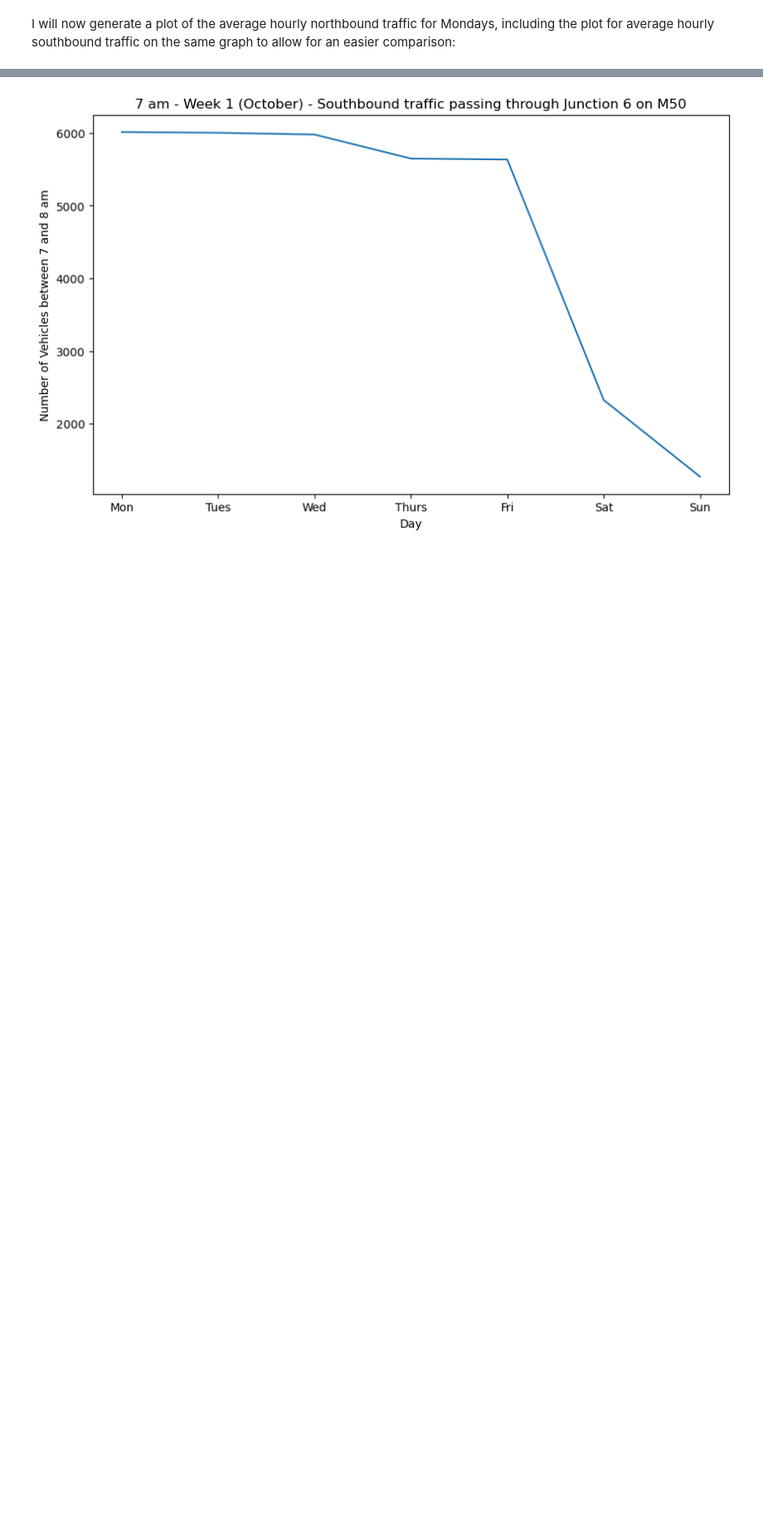
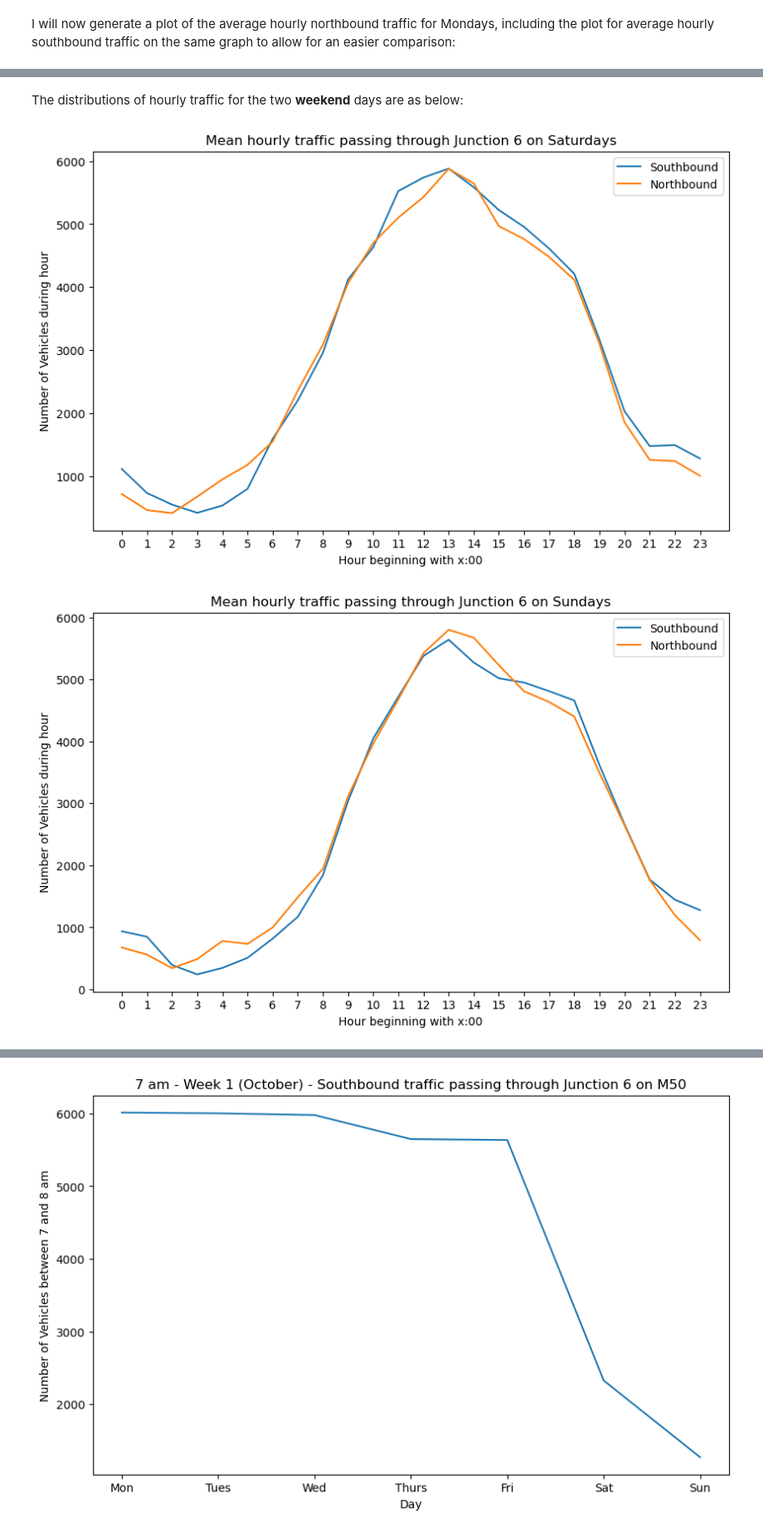
Before and after one commit to jmce22/pfda_project1, a Jupyter notebook: pfda_project1.ipynb, the cells around one changed output, grey strips where cells are left out. Shown at 83% size. Drawn from its saved outputs; the diff is of its cells as text; code cells hidden in the pictures; blank space fills up the shorter version.

```diff
--- a/pfda_project1.ipynb
+++ b/pfda_project1.ipynb
@@ -227,0 +225,25 @@ plt.show()
+# %% [markdown]
+The distributions of hourly traffic for the two **weekend** days are as below:
+# %%
+plt.figure(figsize=(10,6))
+plt.plot(mean_sat_s_hourly, label = 'Southbound')
+plt.plot(mean_sat_n_hourly, label = 'Northbound')
+plt.xlabel('Hour beginning with x:00')
+plt.xticks(np.arange(24))
+plt.ylabel('Number of Vehicles during hour')
+plt.title('Mean hourly traffic passing through Junction 6 on Saturdays')
+plt.legend(["Southbound", "Northbound"], loc ="upper right")
+plt.show()
+
+plt.figure(figsize=(10,6))
+plt.plot(mean_sun_s_hourly, label = 'Southbound')
+plt.plot(mean_sun_n_hourly, label = 'Northbound')
+plt.xlabel('Hour beginning with x:00')
+plt.xticks(np.arange(24))
+plt.ylabel('Number of Vehicles during hour')
+plt.title('Mean hourly traffic passing through Junction 6 on Sundays')
+plt.legend(["Southbound", "Northbound"], loc ="upper right")
+plt.show()
+# %% [output]
+[figure, added]
+[figure, added]
```
Also changed, not shown: parts of 7 cells of this notebook.
